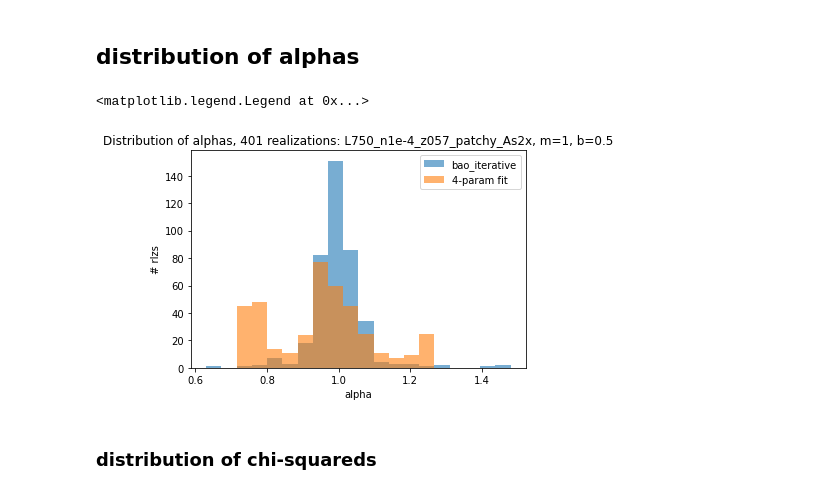
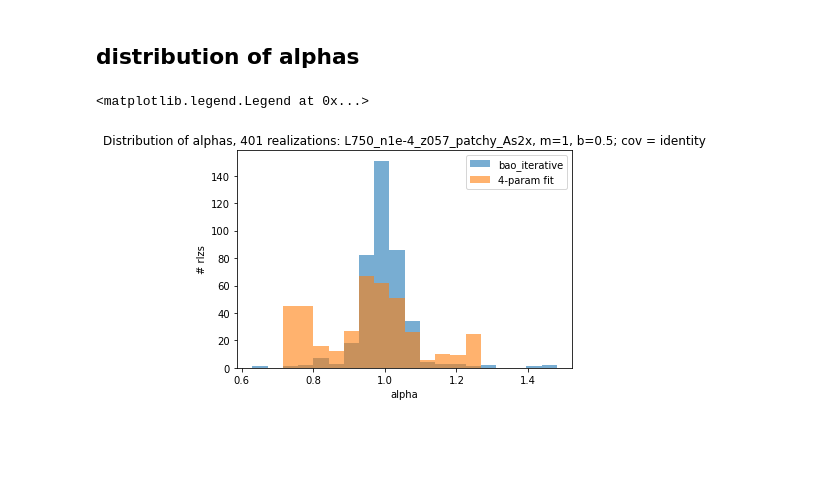
Before and after one commit to abbyw24/CFE_gradients, a Jupyter notebook: notebooks/fourparam_fit.ipynb, the cells around one changed output. Saved outputs shown, nothing was run; the diff lists cells and outputs as text; code cells hidden in the pictures; blank space fills up the shorter version.

```diff
--- a/notebooks/fourparam_fit.ipynb
+++ b/notebooks/fourparam_fit.ipynb
@@ -423,7 +424,7 @@ ncont = 2000
 xi_baoits = np.empty((nmocks, ncont))
 alphas_baoits = np.ones(nmocks)
 for rlz in range(nmocks):
-    bao_results = np.load(os.path.join(data_dir, f'bases/bao_iterative/results/results_lognormal_{cat_tag}/converged/cf_baoiter_cosmoplanck15_test_trrnum_3x_{cat_tag}_rlz{rlz}.npy'), allow_pickle=True)
+    bao_results = np.load(os.path.join(data_dir, f'bases/bao_iterative/results/results_lognormal_{cat_tag}/converged/cf_baoiter_cosmoplanck15_test_trrnum_3x_{cat_tag}_rlz{rlz}_lognormal.npy'), allow_pickle=True)
     rcont, bao_basis, _, _, extra_dict = bao_results
     alpha = extra_dict['alpha_model']
 
@@ -526,14 +552,12 @@ for rlz in rlzs:
 # %%
 nbins = 20
 alpha = .6
 _, bins, _ = plt.hist(bao_alphas, bins=nbins, alpha=alpha, label='bao_iterative')
 plt.hist(standard_alphas, bins=bins, alpha=alpha, label='4-param fit')
 plt.xlabel('alpha')
 plt.ylabel('# rlzs')
-plt.title(f'Distribution of alphas, 401 realizations: {cat_tag}, m={m}, b={b}')
+plt.title(f'Distribution of alphas, 401 realizations: {cat_tag}, m={m}, b={b}; cov = identity')
 plt.legend()
 # %% [output]
 <matplotlib.legend.Legend at 0x...>
-[figure, old version]
+[figure, new version]
-# %% [markdown]
-### distribution of chi-squareds
```
Also changed, not shown: parts of 25 cells of this notebook, 8 other files.
